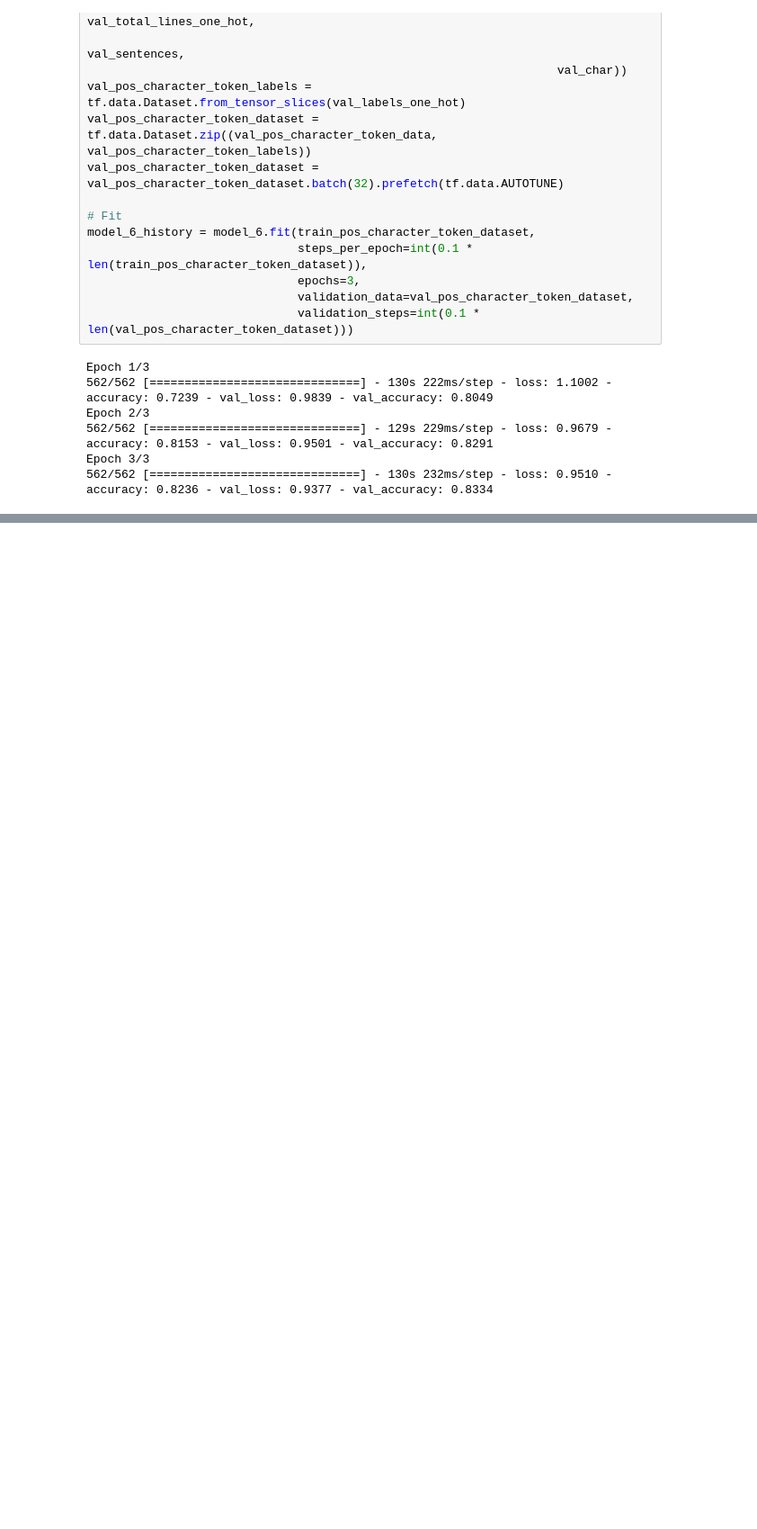
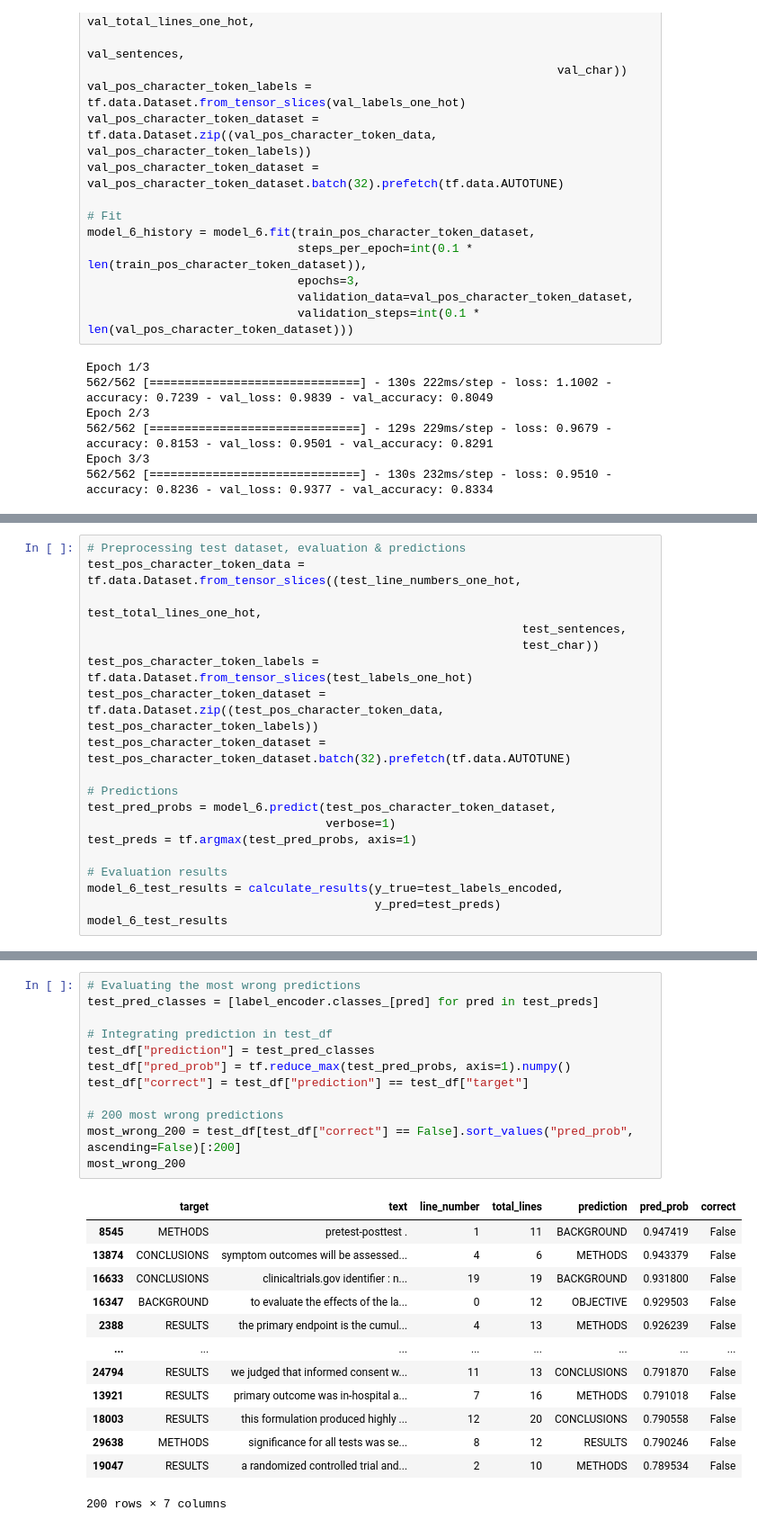
Before and after one commit to hecshzye/nlp-medical-abstract-pubmed-rct, a Jupyter notebook: nlp_pubmed_rct_classification.ipynb, the cells around one changed output, grey strips where cells are left out. Shown at 90% size. Saved outputs shown, nothing was run; the diff lists cells and outputs as text; blank space fills up the shorter version.

```diff
--- a/nlp_pubmed_rct_classification.ipynb
+++ b/nlp_pubmed_rct_classification.ipynb
@@ -1126,0 +1203,19 @@ Epoch 3/3
+# %%
+# Preprocessing test dataset, evaluation & predictions
+test_pos_character_token_data = tf.data.Dataset.from_tensor_slices((test_line_numbers_one_hot,
+                                                              test_total_lines_one_hot,
+                                                              test_sentences,
+                                                              test_char))
+test_pos_character_token_labels = tf.data.Dataset.from_tensor_slices(test_labels_one_hot)
+test_pos_character_token_dataset = tf.data.Dataset.zip((test_pos_character_token_data, test_pos_character_token_labels))
+test_pos_character_token_dataset = test_pos_character_token_dataset.batch(32).prefetch(tf.data.AUTOTUNE)
+
+# Predictions
+test_pred_probs = model_6.predict(test_pos_character_token_dataset,
+                                  verbose=1)
+test_preds = tf.argmax(test_pred_probs, axis=1)
+
+# Evaluation results
+model_6_test_results = calculate_results(y_true=test_labels_encoded,
+                                         y_pred=test_preds)
+model_6_test_results
@@ -1126,0 +1228,26 @@ Epoch 3/3
+# %%
+# Evaluating the most wrong predictions
+test_pred_classes = [label_encoder.classes_[pred] for pred in test_preds]
+
+# Integrating prediction in test_df
+test_df["prediction"] = test_pred_classes
+test_df["pred_prob"] = tf.reduce_max(test_pred_probs, axis=1).numpy()
+test_df["correct"] = test_df["prediction"] == test_df["target"]
+
+# 200 most wrong predictions
+most_wrong_200 = test_df[test_df["correct"] == False].sort_values("pred_prob", ascending=False)[:200]
+most_wrong_200
+# %% [output]
+|  | target | text | line_number | total_lines | prediction | pred_prob | correct |
+| 8545 | METHODS | pretest-posttest . | 1 | 11 | BACKGROUND | 0.947419 | False |
+| 13874 | CONCLUSIONS | symptom outcomes will be assessed... | 4 | 6 | METHODS | 0.943379 | False |
+| 16633 | CONCLUSIONS | clinicaltrials.gov identifier : n... | 19 | 19 | BACKGROUND | 0.931800 | False |
+| 16347 | BACKGROUND | to evaluate the effects of the la... | 0 | 12 | OBJECTIVE | 0.929503 | False |
+| 2388 | RESULTS | the primary endpoint is the cumul... | 4 | 13 | METHODS | 0.926239 | False |
+| ... | ... | ... | ... | ... | ... | ... | ... |
+| 24794 | RESULTS | we judged that informed consent w... | 11 | 13 | CONCLUSIONS | 0.791870 | False |
+| 13921 | RESULTS | primary outcome was in-hospital a... | 7 | 16 | METHODS | 0.791018 | False |
+| 18003 | RESULTS | this formulation produced highly ... | 12 | 20 | CONCLUSIONS | 0.790558 | False |
+| 29638 | METHODS | significance for all tests was se... | 8 | 12 | RESULTS | 0.790246 | False |
+| 19047 | RESULTS | a randomized controlled trial and... | 2 | 10 | METHODS | 0.789534 | False |
+200 rows × 7 columns
```
Also changed, not shown: parts of 12 cells of this notebook.
